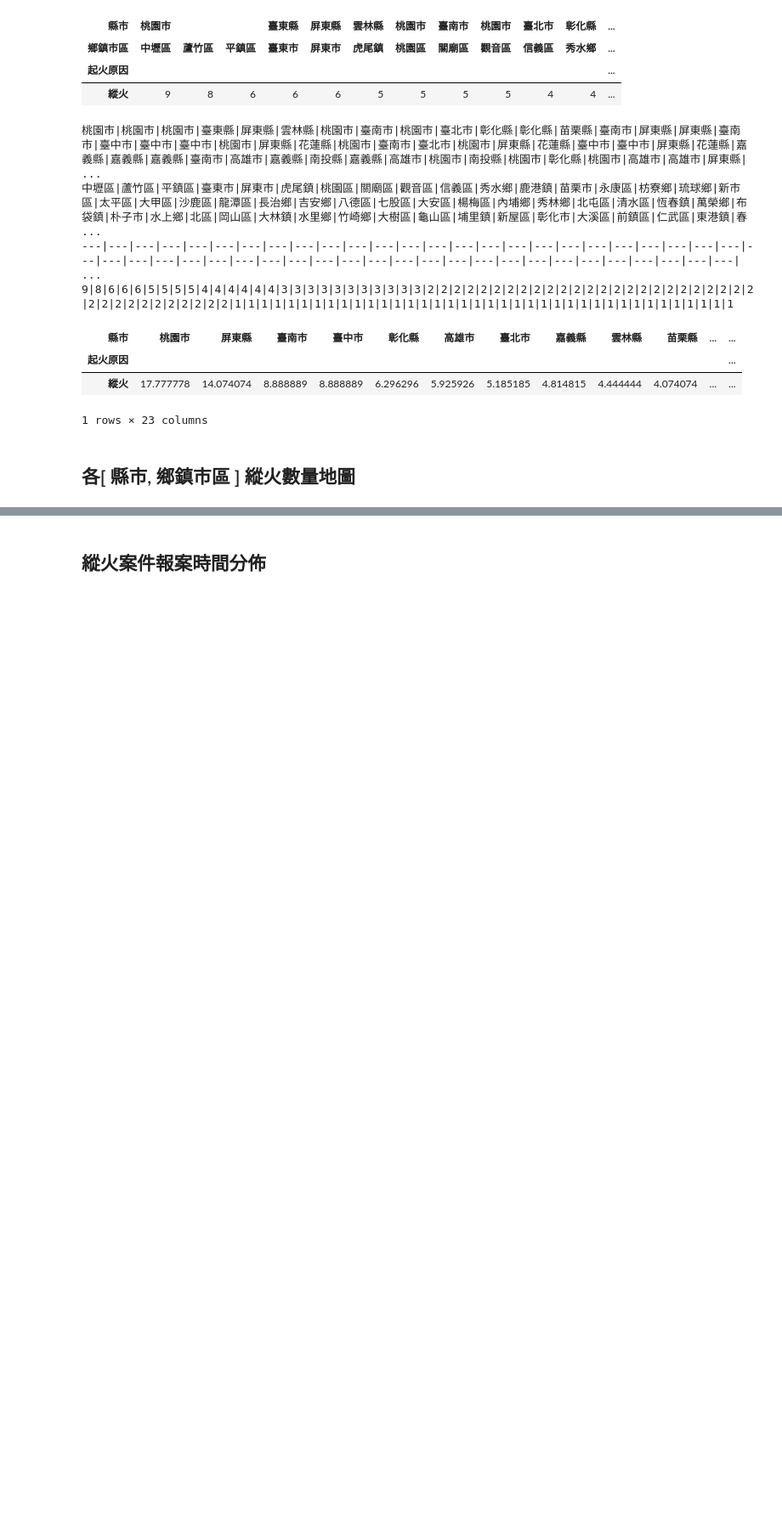
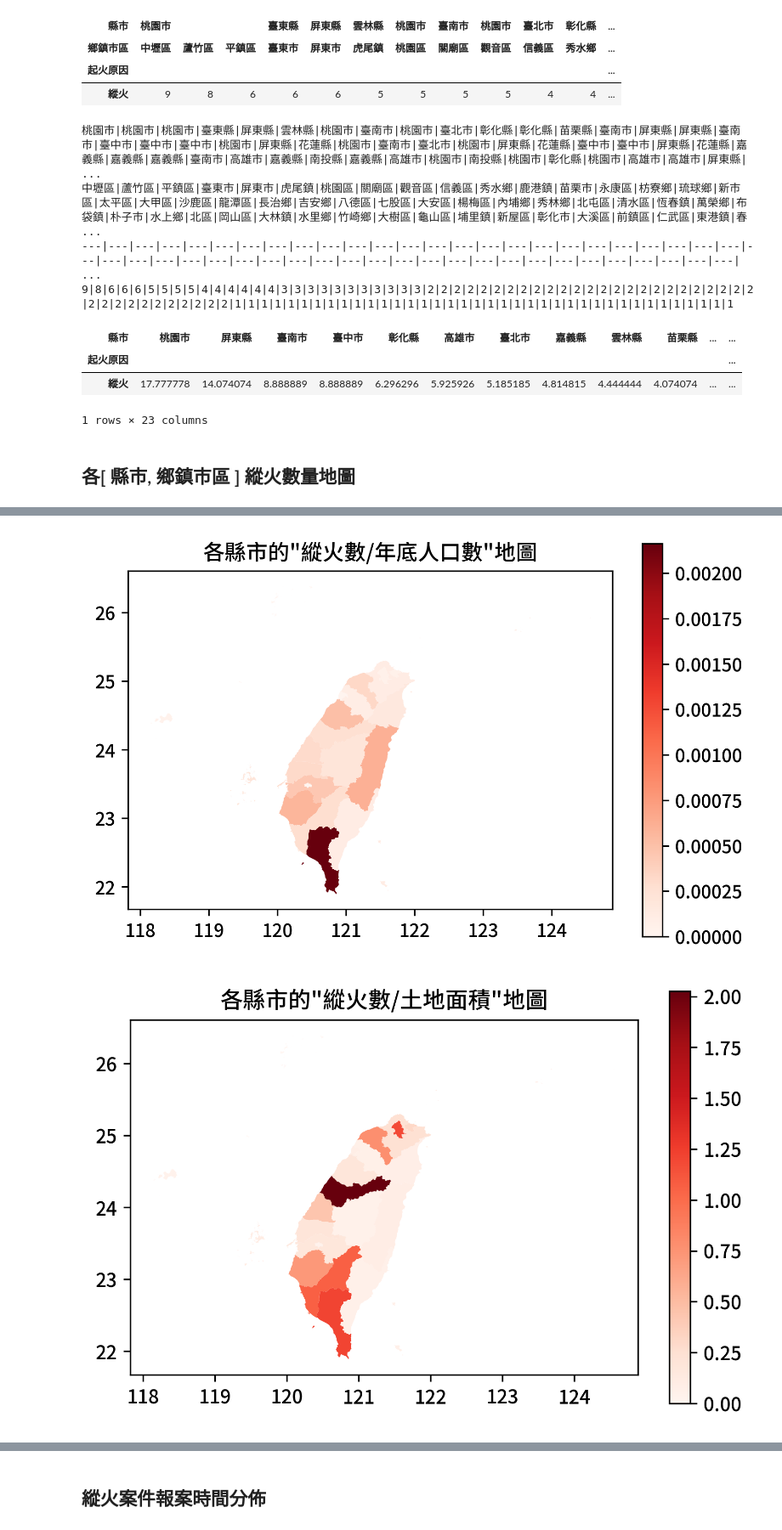
Before and after one commit to mosdeo/104-Taichung_FireDisasterEvent_DataMining, a Jupyter notebook: 104年臺灣火災事件資料探勘.ipynb, the cells around one changed output, grey strips where cells are left out. Shown: that part at 85% size. Drawn from its saved outputs; the diff is of its cells as text; code cells hidden in the pictures; blank space fills up the shorter version.

Commit message:
完成 ['縱火數/年底人口數','縱火數/土地面積'] 地圖

```diff
--- a/104年臺灣火災事件資料探勘.ipynb
+++ b/104年臺灣火災事件資料探勘.ipynb
@@ -325,0 +344,3 @@ plt.show()
+# %%
+# 增加一組可以用來對應人口數資料的 column
+df_Arson_rank['縣市+鄉鎮市區'] = df_Arson_rank.index.map("{0[0]}{0[1]}".format)
@@ -325,0 +358,12 @@ plt.show()
+# %%
+# 4. 計算 縱火數/年底人口數
+df_caclu_arson_and_population['縱火數/年底人口數'] = (
+             df_caclu_arson_and_population['縱火']/
+             df_caclu_arson_and_population['年底人口數'].apply(pd.to_numeric)
+)
+# %%
+# 5. 計算 縱火數/土地面積
+df_caclu_arson_and_population['縱火數/土地面積'] = (
+             df_caclu_arson_and_population['縱火']/
+             df_caclu_arson_and_population['土地面積'].apply(pd.to_numeric)
+)
@@ -325,0 +380,29 @@ plt.show()
+# %%
+print(subprocess.getoutput('date'))
+list_region_scope = [['COUNTYNAME', '縣市'], ['TOWNNAME', '鄉鎮市區']]
+list_event_scope = ['縱火數/年底人口數','縱火數/土地面積']
+ax = []
+
+for region in list_region_scope:
+    for event in list_event_scope:
+        ax.append(
+            taiwan_town_shp.
+                dissolve(region[0], as_index=False)[[region[0],'geometry']]
+                    .merge(
+                        right = df_caclu_arson_and_population.groupby(by = region[1]).sum(),
+                        left_on = [region[0]],
+                        right_index = True,
+                        how = 'left').fillna(0)
+                    .plot(
+                        legend=True,
+    #                     categorical=True,
+                        linewidth = 10,
+                        cmap = plt.cm.Reds, #指定顏色
+                        column = event, #指定從自身的這個 column 讀取顏色深度,
+    #                     legend = True, k = 10, scheme = 'Quantiles'
+                        )
+        )
+        plt.title('各{}的"{}"地圖'.format(region[1], event))
+plt.show()
+print(subprocess.getoutput('date'))
+# %% [output]
@@ -325,0 +410,2 @@ plt.show()
+[figure, added]
+[figure, added]
```
Also changed, not shown: parts of 18 cells of this notebook.
